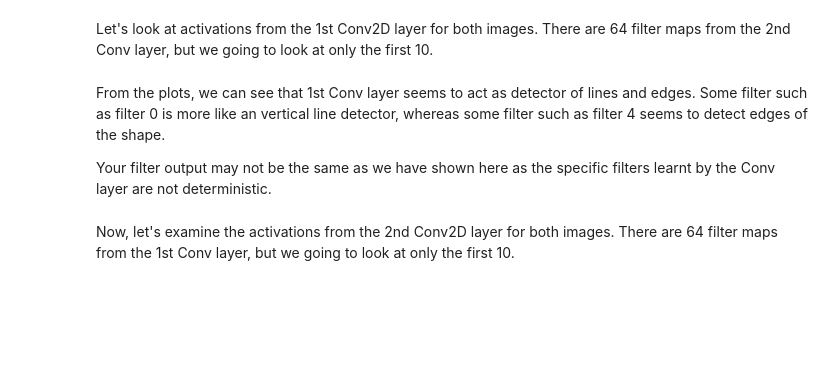
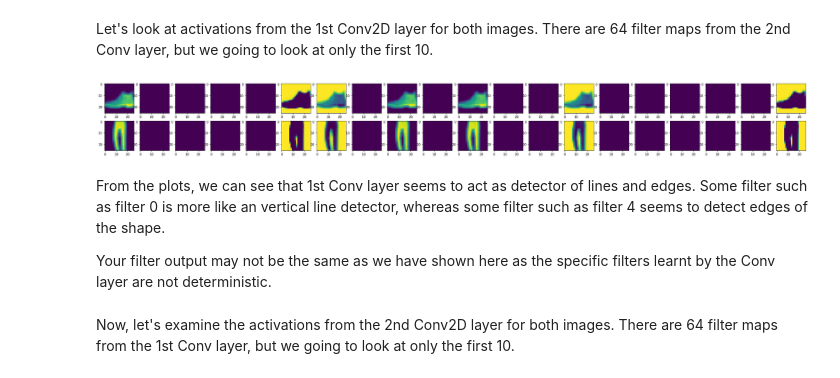
Before and after one commit to BellyTheMagnificent/ITI107-Deep-Learning-Networks, a Jupyter notebook: session-1/first_cnn_for_image_classification.ipynb, the cells around one changed output. Drawn from its saved outputs; the diff is of its cells as text; code cells hidden in the pictures; blank space fills up the shorter version.

```diff
--- a/session-1/first_cnn_for_image_classification.ipynb
+++ b/session-1/first_cnn_for_image_classification.ipynb
@@ -173,16 +239,18 @@ activation_model = Model(inputs = model.input, outputs = layer_outputs)
 Let's look at activations from the 1st Conv2D layer for both images. There are 64 filter maps from the 2nd Conv layer, but we going to look at only the first 10.
 # %%
 # let's us look at the first layer
-fig, axarr = plt.subplots(2,10, figsize=(20,4))
+fig, axarr = plt.subplots(2,20, figsize=(40,4))
 
 # predict() outputs a list of 4 outputs of shape (1,26, 26, 64), with each corresponds to different layers
 # We are interested in the 1st layer, so we take the index 0 of the predict() output
 ankle_boot_activations_conv1 = activation_model.predict(test_images[ANKLE_BOOT_IDX].reshape(1, 28, 28, 1))[0]
 trouser_activations_conv1 = activation_model.predict(test_images[TROUSER_IDX].reshape(1, 28, 28, 1))[0]
 
-for filter_idx in range(0, 10):
+for filter_idx in range(0, 20):
     axarr[0, filter_idx].imshow(ankle_boot_activations_conv1[0,:,:, filter_idx])
     axarr[1, filter_idx].imshow(trouser_activations_conv1[0,:,:,filter_idx])
+# %% [output]
+[figure, added]
 # %% [markdown]
 From the plots, we can see that 1st Conv layer seems to act as detector of lines and edges. Some filter such as filter 0 is more like an vertical line detector, whereas some filter such as filter 4 seems to detect edges of the shape.
 
```
Also changed, not shown: parts of 22 cells of this notebook.
